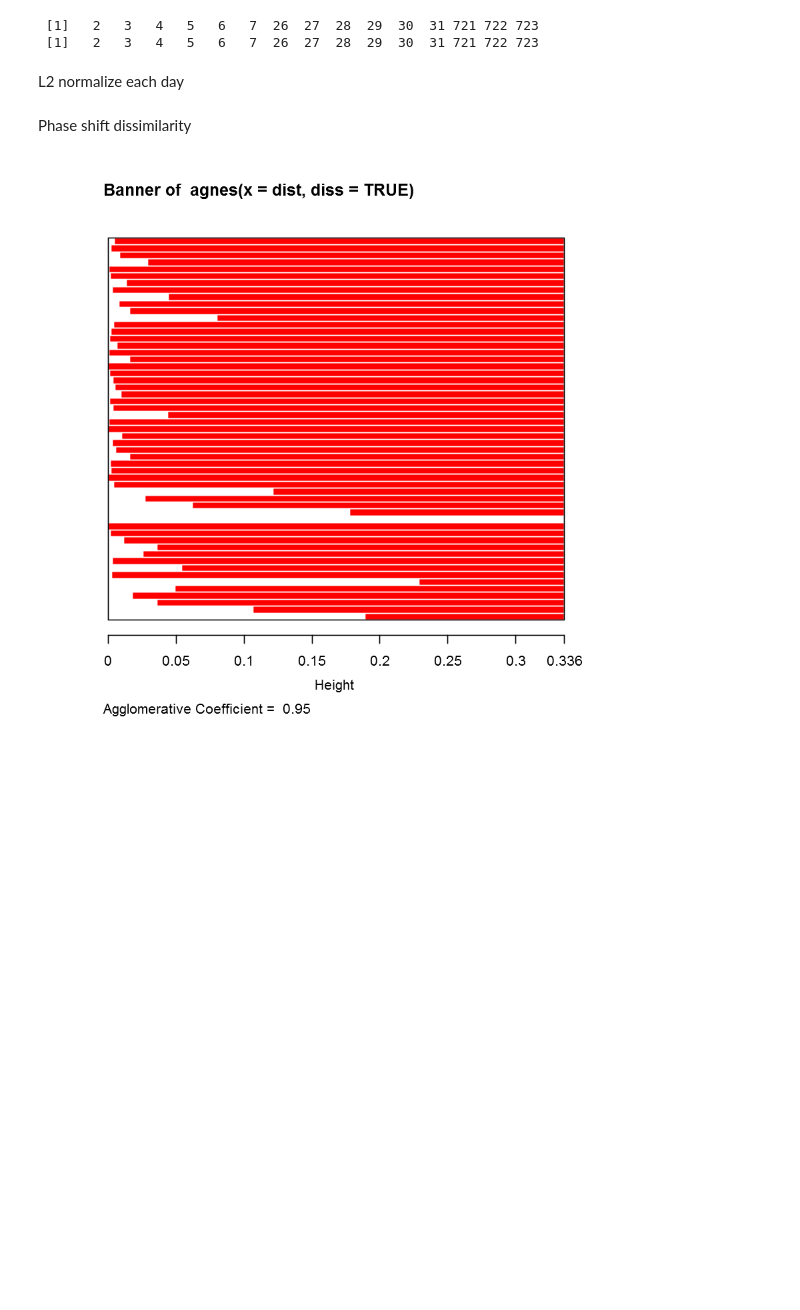
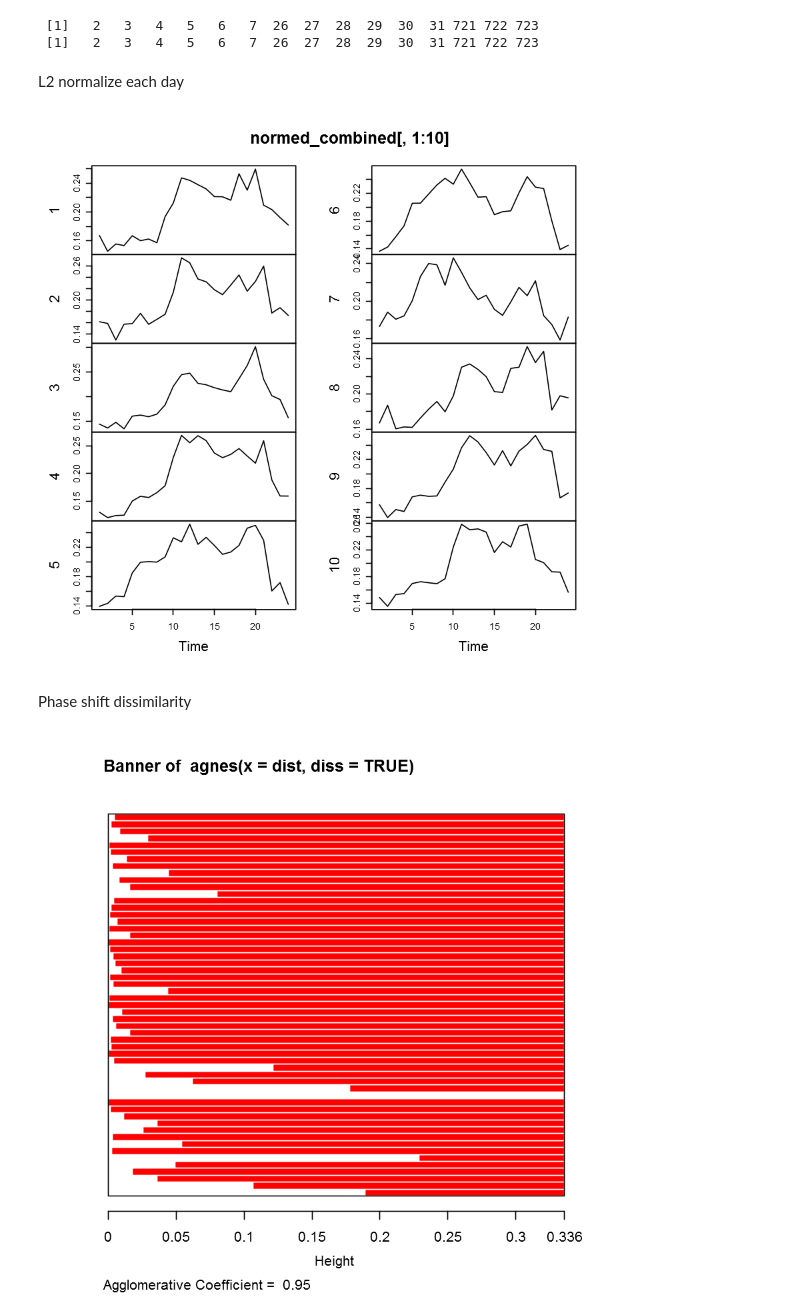
Before and after one commit to tj2huang/nyu-research, a Jupyter notebook: notebooks/r/ts-cluster.ipynb, the cells around one changed output. Cells and saved outputs as stored; diff of their text form; code cells hidden in the pictures; blank space fills up the shorter version.

```diff
--- a/notebooks/r/ts-cluster.ipynb
+++ b/notebooks/r/ts-cluster.ipynb
@@ -58,6 +62,10 @@ normalize <- function(ts){
 normed_combined = data.frame(apply(combined, 2, normalize))
 # %%
 colnames(normed_combined) =c(c(1:28), c(102:129))
+# %%
+plot.ts(normed_combined[,1:10])
+# %% [output]
+[figure, added]
 # %%
 dissimilarity <- function(m_ts, f){
     # calc dissimilarity matrix of list of time series given a distance function
```
Also changed, not shown: parts of 5 cells of this notebook, 7 other files.
